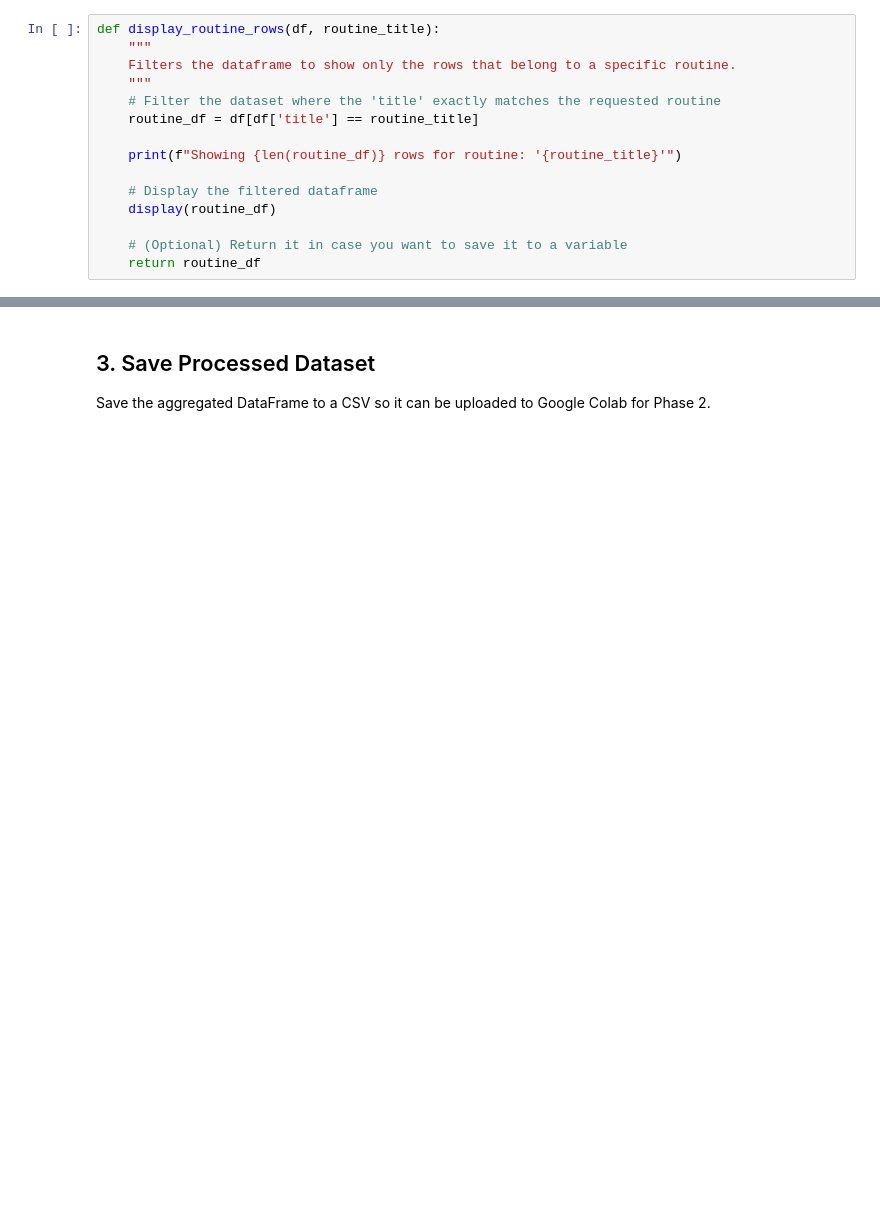
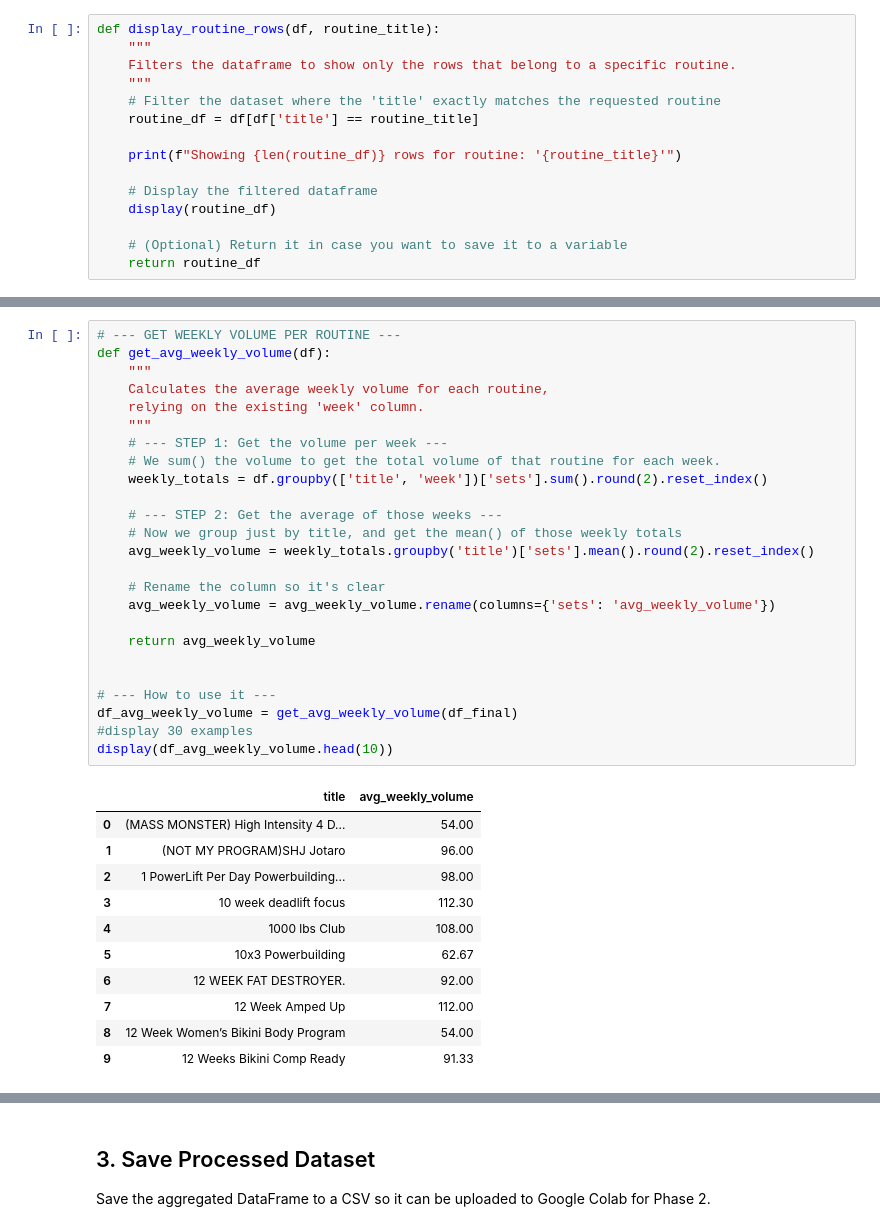
Before and after one commit to sgraziabile/proyecto-mineria, a Jupyter notebook: notebooks/01_data_preprocessing_and_eda.ipynb, the cells around one changed output, grey strips where cells are left out. Drawn from its saved outputs; the diff is of its cells as text; blank space fills up the shorter version.

```diff
--- a/notebooks/01_data_preprocessing_and_eda.ipynb
+++ b/notebooks/01_data_preprocessing_and_eda.ipynb
@@ -455,0 +466,37 @@ Showing 288 rows for routine: 'Mania (Upper/Lower)'
+# %%
+# --- GET WEEKLY VOLUME PER ROUTINE ---
+def get_avg_weekly_volume(df):
+    """
+    Calculates the average weekly volume for each routine,
+    relying on the existing 'week' column.
+    """
+    # --- STEP 1: Get the volume per week ---
+    # We sum() the volume to get the total volume of that routine for each week.
+    weekly_totals = df.groupby(['title', 'week'])['sets'].sum().round(2).reset_index()
+
+    # --- STEP 2: Get the average of those weeks ---
+    # Now we group just by title, and get the mean() of those weekly totals
+    avg_weekly_volume = weekly_totals.groupby('title')['sets'].mean().round(2).reset_index()
+
+    # Rename the column so it's clear
+    avg_weekly_volume = avg_weekly_volume.rename(columns={'sets': 'avg_weekly_volume'})
+
+    return avg_weekly_volume
+
+
+# --- How to use it ---
+df_avg_weekly_volume = get_avg_weekly_volume(df_final)
+#display 30 examples
+display(df_avg_weekly_volume.head(10))
+# %% [output]
+|  | title | avg_weekly_volume |
+| 0 | (MASS MONSTER) High Intensity 4 D... | 54.00 |
+| 1 | (NOT MY PROGRAM)SHJ Jotaro | 96.00 |
+| 2 | 1 PowerLift Per Day Powerbuilding... | 98.00 |
+| 3 | 10 week deadlift focus | 112.30 |
+| 4 | 1000 lbs Club | 108.00 |
+| 5 | 10x3 Powerbuilding | 62.67 |
+| 6 | 12 WEEK FAT DESTROYER. | 92.00 |
+| 7 | 12 Week Amped Up | 112.00 |
+| 8 | 12 Week Women’s Bikini Body Program | 54.00 |
+| 9 | 12 Weeks Bikini Comp Ready | 91.33 |
```
Also changed, not shown: parts of 8 cells of this notebook.
